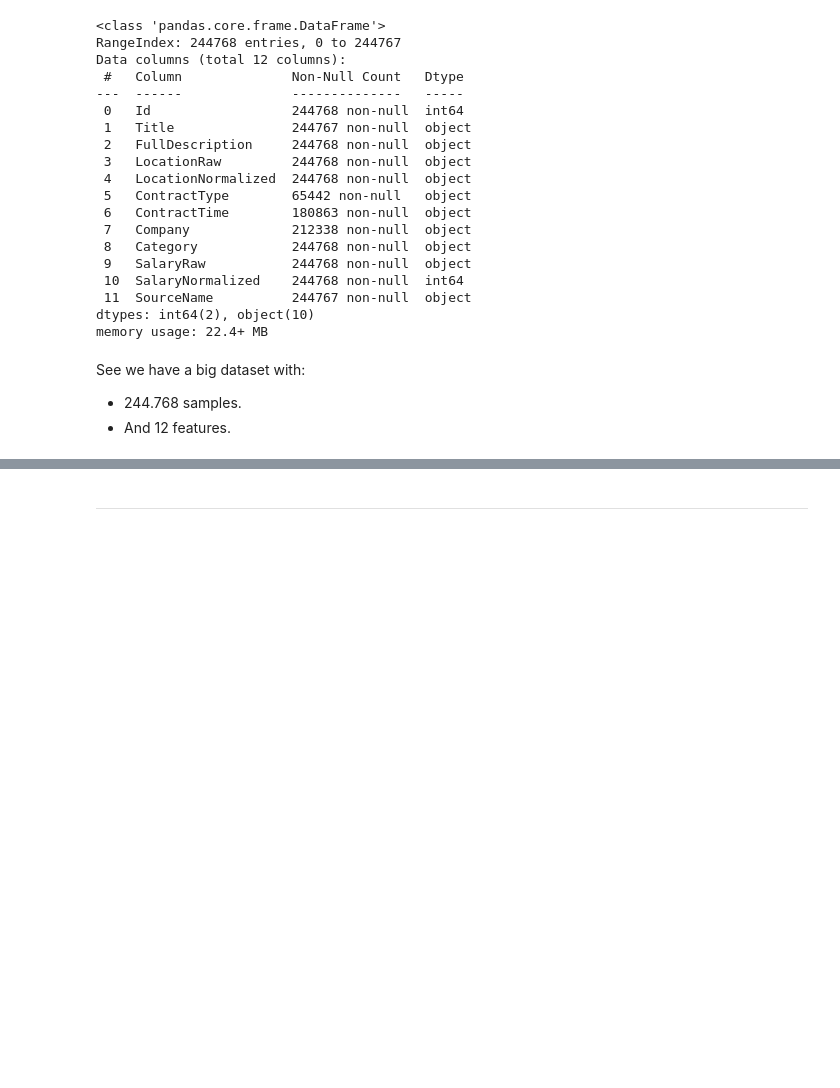
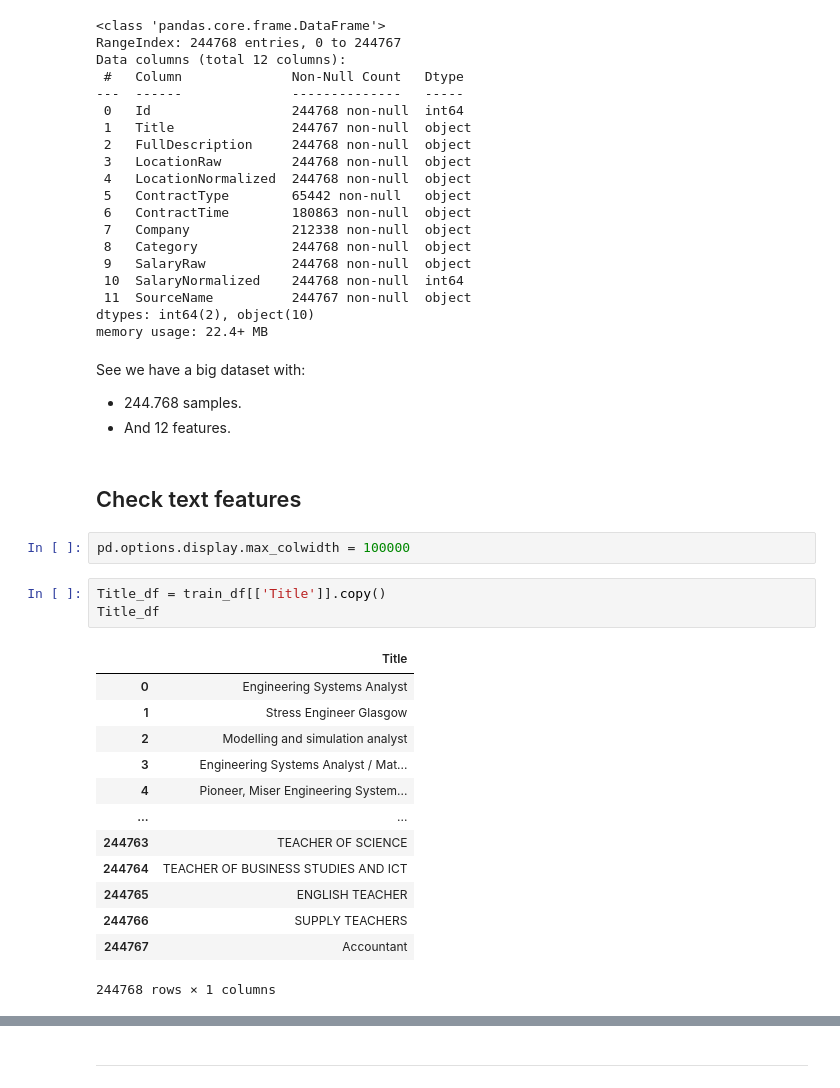
Before and after one commit to rodrigols89/jsp, a Jupyter notebook: jsp/notebooks/eda.ipynb, the cells around one changed output, grey strips where cells are left out. Drawn from its saved outputs; the diff is of its cells as text; blank space fills up the shorter version.

```diff
--- a/jsp/notebooks/eda.ipynb
+++ b/jsp/notebooks/eda.ipynb
@@ -53,3 +53,24 @@ See we have a big dataset with:
 
 - 244.768 samples.
 - And 12 features.
+# %% [markdown]
+## Check text features
+# %%
+pd.options.display.max_colwidth = 100000
+# %%
+Title_df = train_df[['Title']].copy()
+Title_df
+# %% [output]
+|  | Title |
+| 0 | Engineering Systems Analyst |
+| 1 | Stress Engineer Glasgow |
+| 2 | Modelling and simulation analyst |
+| 3 | Engineering Systems Analyst / Mat... |
+| 4 | Pioneer, Miser Engineering System... |
+| ... | ... |
+| 244763 | TEACHER OF SCIENCE |
+| 244764 | TEACHER OF BUSINESS STUDIES AND ICT |
+| 244765 | ENGLISH TEACHER |
+| 244766 | SUPPLY TEACHERS |
+| 244767 | Accountant |
+244768 rows × 1 columns
```
Also changed, not shown: parts of 16 cells of this notebook.
